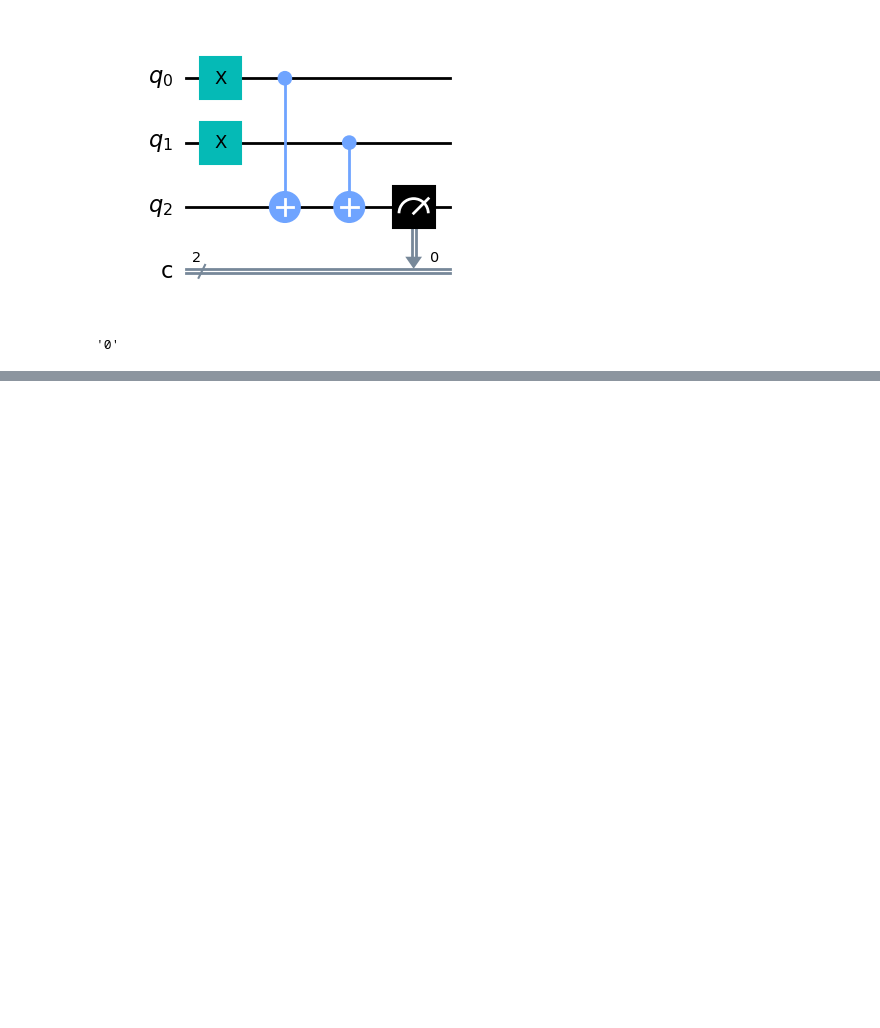
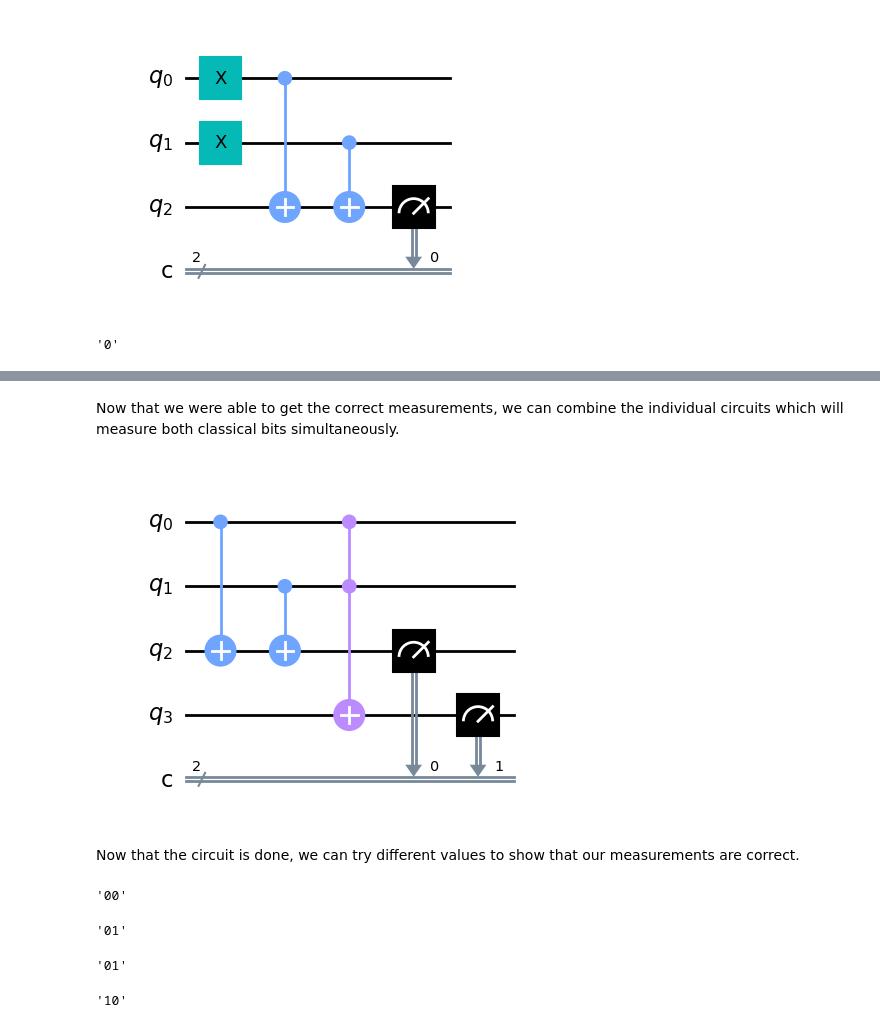
Before and after one commit to DaneshMorales/qubit-adder, a Jupyter notebook: 3_qubit_adder.ipynb, the cells around one changed output, grey strips where cells are left out. Saved outputs shown, nothing was run; the diff lists cells and outputs as text; code cells hidden in the pictures; blank space fills up the shorter version.

```diff
--- a/3_qubit_adder.ipynb
+++ b/3_qubit_adder.ipynb
@@ -109,0 +176,69 @@ list(result.get_counts())[0][-1]
+# %% [markdown]
+Now that we were able to get the correct measurements, we can combine the individual circuits which will measure both classical bits simultaneously.
+# %%
+qc = QuantumCircuit(4,2)
+
+
+qc.cx(0,2)
+qc.cx(1,2)
+qc.ccx(0,1,3)
+
+qc.measure(2,0)
+qc.measure(3,1)
+qc.draw('mpl')
+# %% [output]
+[figure, added]
+# %% [markdown]
+Now that the circuit is done, we can try different values to show that our measurements are correct.
+# %%
+qc = QuantumCircuit(4,2)
+qc.cx(0,2)
+qc.cx(1,2)
+qc.ccx(0,1,3)
+qc.measure(2,0)
+qc.measure(3,1)
+job = sim.run(qc)  # run the experiment
+result = job.result()   # get the results
+list(result.get_counts())[0]
+# %% [output]
+'00'
+# %%
+qc = QuantumCircuit(4,2)
+qc.x(0) # changes the q0 state from "0" to "1"
+qc.cx(0,2)
+qc.cx(1,2)
+qc.ccx(0,1,3)
+qc.measure(2,0)
+qc.measure(3,1)
+job = sim.run(qc)  # run the experiment
+result = job.result()   # get the results
+list(result.get_counts())[0]
+# %% [output]
+'01'
+# %%
+qc = QuantumCircuit(4,2)
+qc.x(1) # changes the q1 state from "0" to "1"
+qc.cx(0,2)
+qc.cx(1,2)
+qc.ccx(0,1,3)
+qc.measure(2,0)
+qc.measure(3,1)
+job = sim.run(qc)  # run the experiment
+result = job.result()   # get the results
+list(result.get_counts())[0]
+# %% [output]
+'01'
+# %%
+qc = QuantumCircuit(4,2)
+qc.x(0) # changes the q0 state from "0" to "1"
+qc.x(1) # changes the q1 state from "0" to "1"
+qc.cx(0,2)
+qc.cx(1,2)
+qc.ccx(0,1,3)
+qc.measure(2,0)
+qc.measure(3,1)
+job = sim.run(qc)  # run the experiment
+result = job.result()   # get the results
+list(result.get_counts())[0]
+# %% [output]
+'10'
```
Also changed, not shown: parts of 33 cells of this notebook.
